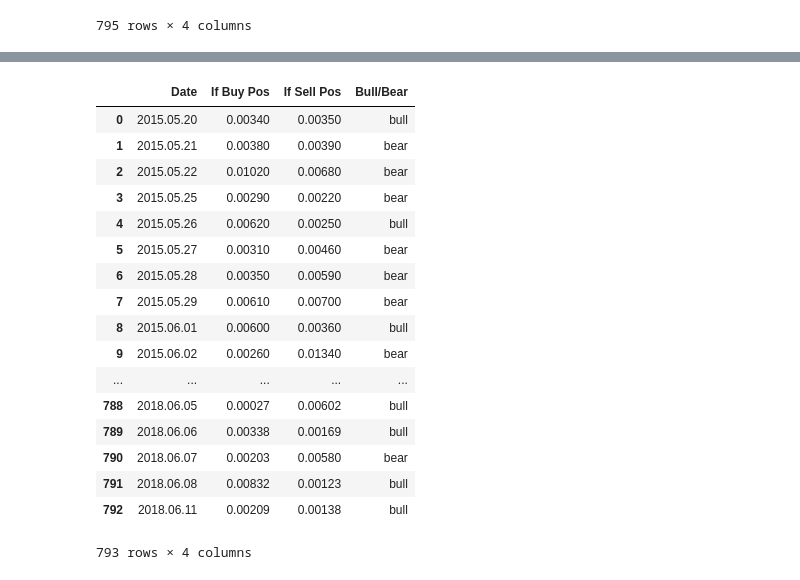
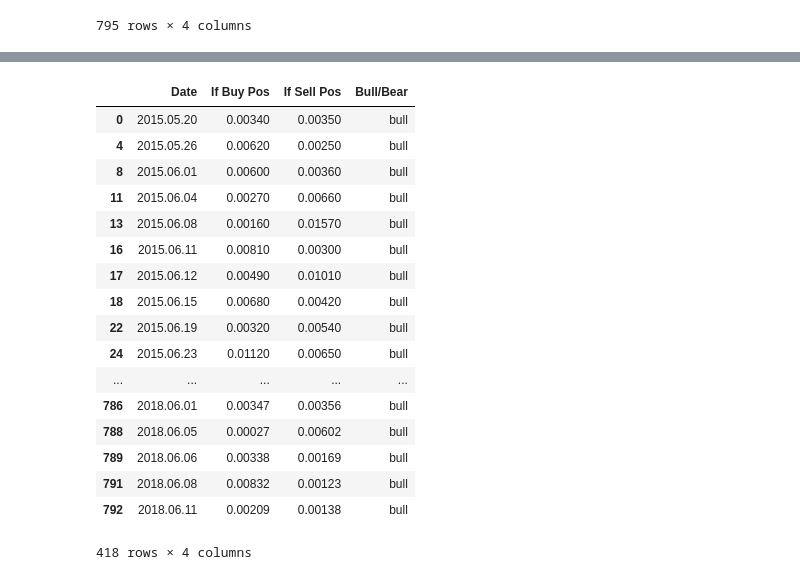
Before and after one commit to MstrMnd21/analytics-python-currency, a Jupyter notebook: V3.2.0_Analytics.ipynb, the cells around one changed output, grey strips where cells are left out. Drawn from its saved outputs; the diff is of its cells as text; code cells hidden in the pictures.

```diff
--- a/V3.2.0_Analytics.ipynb
+++ b/V3.2.0_Analytics.ipynb
@@ -371,22 +351,32 @@ TableSummary05
-# %%
-# Shift index
-TableSummary05.reset_index()
-# %% [output]
-|  | Date | If Buy Pos | If Sell Pos | Bull/Bear |
-| 0 | 2015.05.20 | 0.00340 | 0.00350 | bull |
-| 1 | 2015.05.21 | 0.00380 | 0.00390 | bear |
-| 2 | 2015.05.22 | 0.01020 | 0.00680 | bear |
-| 3 | 2015.05.25 | 0.00290 | 0.00220 | bear |
-| 4 | 2015.05.26 | 0.00620 | 0.00250 | bull |
-| 5 | 2015.05.27 | 0.00310 | 0.00460 | bear |
-| 6 | 2015.05.28 | 0.00350 | 0.00590 | bear |
-| 7 | 2015.05.29 | 0.00610 | 0.00700 | bear |
-| 8 | 2015.06.01 | 0.00600 | 0.00360 | bull |
-| 9 | 2015.06.02 | 0.00260 | 0.01340 | bear |
-| ... | ... | ... | ... | ... |
-| 788 | 2018.06.05 | 0.00027 | 0.00602 | bull |
-| 789 | 2018.06.06 | 0.00338 | 0.00169 | bull |
-| 790 | 2018.06.07 | 0.00203 | 0.00580 | bear |
-| 791 | 2018.06.08 | 0.00832 | 0.00123 | bull |
-| 792 | 2018.06.11 | 0.00209 | 0.00138 | bull |
-793 rows × 4 columns
+# %%
+# Shift index temporarily
+TableSummary05_Zero_Index = TableSummary05.reset_index()
+
+tableForBuyEntry_Zero_Index_pd = TableSummary05_Zero_Index[(TableSummary05_Zero_Index['Bull/Bear'] == 'bull')]
+tableForBuyEntry_Zero_Index_pd
+
+tableForSellEntry_Zero_Index_pd = TableSummary05_Zero_Index[(TableSummary05_Zero_Index['Bull/Bear'] == 'bear')]
+tableForSellEntry_Zero_Index_pd
+
+TableSummary05_Zero_Index
+tableForSellEntry_Zero_Index_pd
+tableForBuyEntry_Zero_Index_pd
+# %% [output]
+|  | Date | If Buy Pos | If Sell Pos | Bull/Bear |
+| 0 | 2015.05.20 | 0.00340 | 0.00350 | bull |
+| 4 | 2015.05.26 | 0.00620 | 0.00250 | bull |
+| 8 | 2015.06.01 | 0.00600 | 0.00360 | bull |
+| 11 | 2015.06.04 | 0.00270 | 0.00660 | bull |
+| 13 | 2015.06.08 | 0.00160 | 0.01570 | bull |
+| 16 | 2015.06.11 | 0.00810 | 0.00300 | bull |
+| 17 | 2015.06.12 | 0.00490 | 0.01010 | bull |
+| 18 | 2015.06.15 | 0.00680 | 0.00420 | bull |
+| 22 | 2015.06.19 | 0.00320 | 0.00540 | bull |
+| 24 | 2015.06.23 | 0.01120 | 0.00650 | bull |
+| ... | ... | ... | ... | ... |
+| 786 | 2018.06.01 | 0.00347 | 0.00356 | bull |
+| 788 | 2018.06.05 | 0.00027 | 0.00602 | bull |
+| 789 | 2018.06.06 | 0.00338 | 0.00169 | bull |
+| 791 | 2018.06.08 | 0.00832 | 0.00123 | bull |
+| 792 | 2018.06.11 | 0.00209 | 0.00138 | bull |
+418 rows × 4 columns
```
Also changed, not shown: parts of 3 cells of this notebook.
